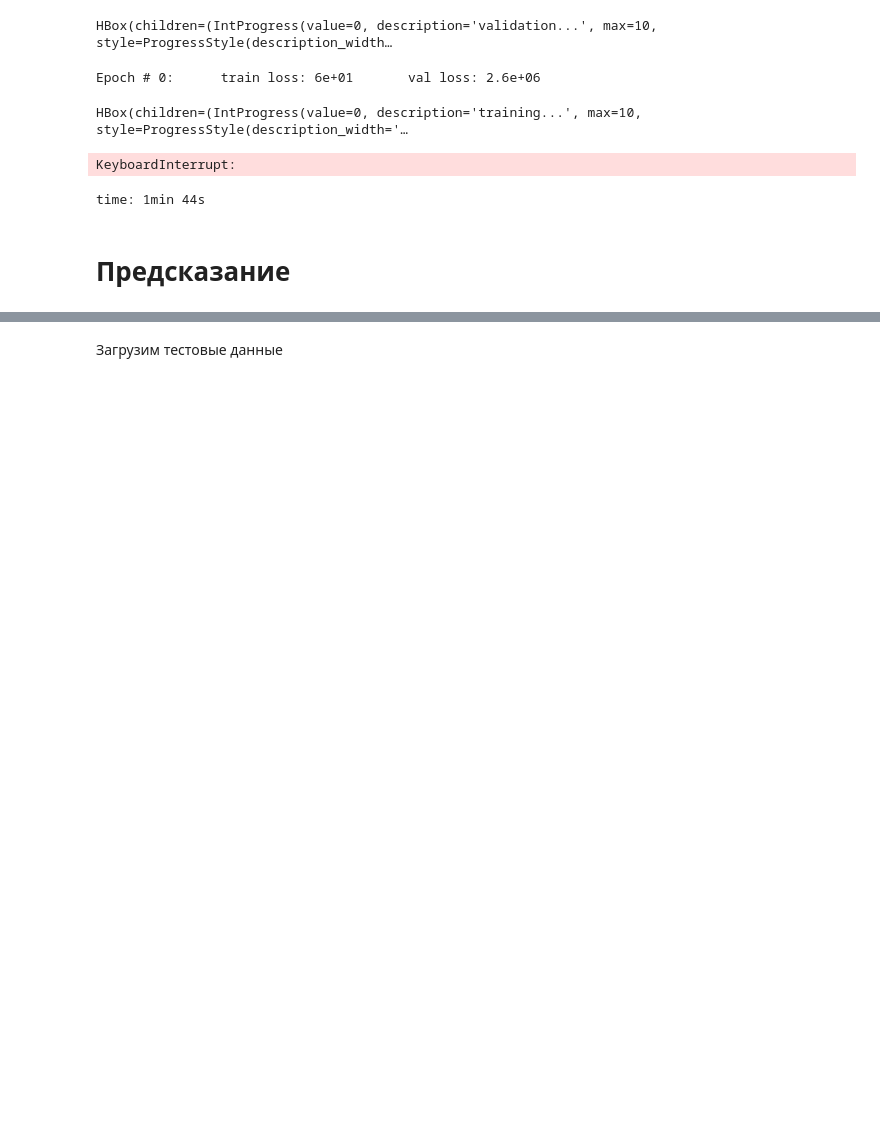
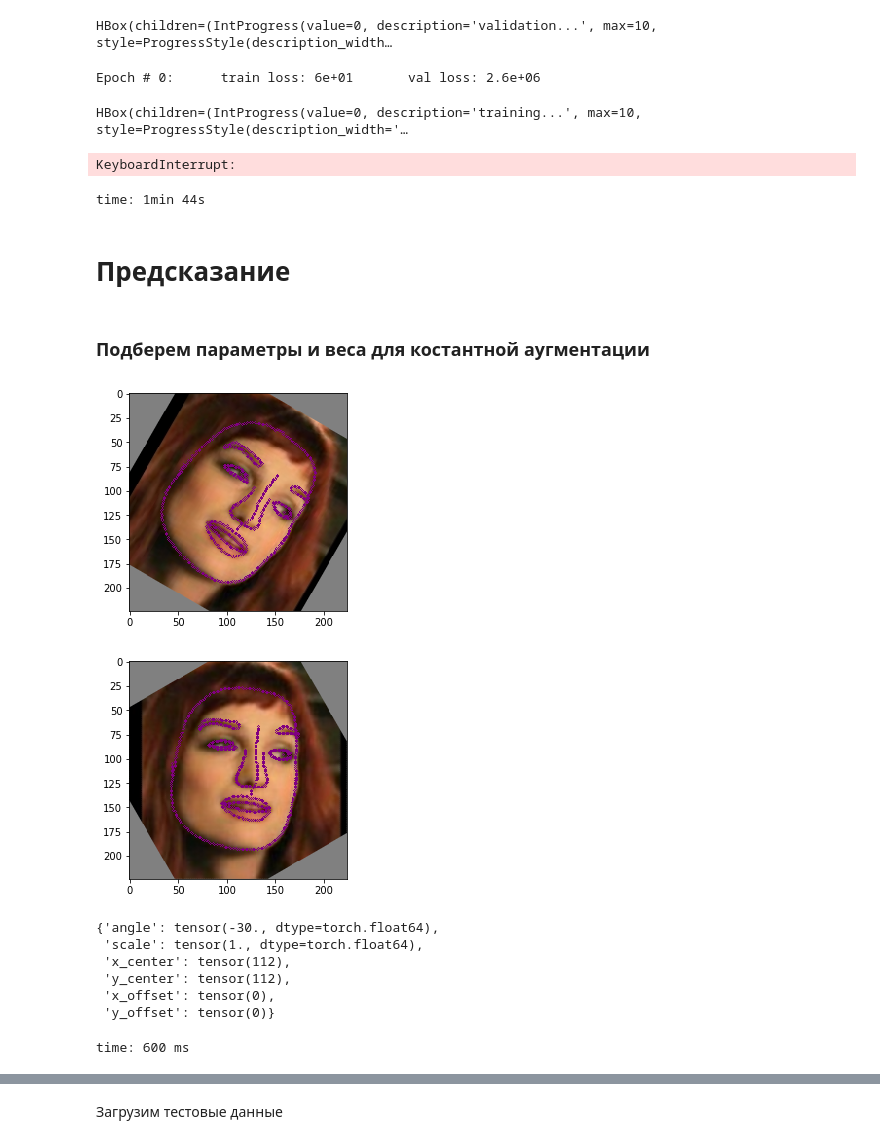
Before and after one commit to makci97/MADE, a Jupyter notebook: contest1/unsupervised-landmarks-thousand-landmarks-contest/train_model.ipynb, the cells around one changed output, grey strips where cells are left out. Cells and saved outputs as stored; diff of their text form; code cells hidden in the pictures; blank space fills up the shorter version.

Commit message:
Add const augs to predict(without inv)

```diff
--- a/contest1/unsupervised-landmarks-thousand-landmarks-contest/train_model.ipynb
+++ b/contest1/unsupervised-landmarks-thousand-landmarks-contest/train_model.ipynb
@@ -540,3 +502,80 @@ KeyboardInterrupt:
 time: 1min 44s
 # %% [markdown]
 # Предсказание
+# %% [markdown]
+### Подберем параметры и веса для костантной аугментации
+# %%
+with_inv=True
+
+# augmenter = RandomAugmentation(
+#     augmenters_list=[
+#         Augmenter(with_inv=with_inv),
+#         BrightnessContrastAugmenter(brightness=0.2, contrast=0.2, with_inv=with_inv),
+#         BlurAugmenter(max_kernel=5, with_inv=with_inv),
+#         CropAugmenter(min_scale=0.8, with_inv=with_inv),
+#         AffineAugmenter(min_scale=0.9, max_scale=1.1, max_offset=0.01, rotate=True, with_inv=with_inv),
+#     ],
+#     probs=[0.3, 0.2, 0.2, 0.15, 0.15],
+# #     probs=[0.5, 0.5],
+#     with_inv=with_inv,
+# )
+augmenter = AffineAugmenter(min_scale=0.9, max_scale=1.1, max_offset=0.01, rotate=True, with_inv=with_inv)
+const_params_dict = dict(angle=-30., scale=1.0, x_center=CROP_SIZE//2, y_center=CROP_SIZE//2, x_offset=0, y_offset=0)
+augmenter = constant_augmenter(augmenter, const_params_dict)
+
+debug_transforms = transforms.Compose([
+    ScaleMinSideToSize((CROP_SIZE, CROP_SIZE)),
+    CropCenter(CROP_SIZE),
+
+    augmenter,
+
+    TransformByKeys(transforms.ToPILImage(), ("image",)),
+    TransformByKeys(transforms.ToTensor(), ("image",)),
+    TransformByKeys(transforms.Normalize(
+        mean=[0.485, 0.456, 0.406],
+        std=[0.229, 0.224, 0.225],
+    ), ("image",)),
+])
+
+debug_dataset = DebugThousandLandmarksDataset(os.path.join(data_dir, 'train'), debug_transforms, n_samples=10)
+debug_dataloader = data.DataLoader(
+    debug_dataset, batch_size=10, num_workers=0, #num_workers=4,
+    pin_memory=True, shuffle=False, drop_last=False,
+)
+
+batch = next(iter(debug_dataloader))
+images = batch["image"]#.to(device)  # B x 3 x CROP_SIZE x CROP_SIZE
+landmarks = batch["landmarks"]
+
+
+i =  np.random.choice(images.shape[0])
+# image = images[i].numpy()
+image = tensor_image2numpy(images[i])
+landmark = landmarks[i].reshape(NUM_PTS, 2).numpy()
+fig = draw_landmarks(image, landmark)
+
+plt.imshow(fig)
+plt.show()
+
+sample = get_i_from_dict(i, batch)
+sample['image'] = tensor_image2numpy(sample['image'])
+inv_sample = augmenter.inv(sample)
+
+
+image = inv_sample['image']
+landmark = inv_sample['landmarks'].reshape(NUM_PTS, 2).numpy()
+fig = draw_landmarks(image, landmark)
+
+plt.imshow(fig)
+plt.show()
+sample['params']
+# %% [output]
+[figure, added]
+[figure, added]
+{'angle': tensor(-30., dtype=torch.float64),
+ 'scale': tensor(1., dtype=torch.float64),
+ 'x_center': tensor(112),
+ 'y_center': tensor(112),
+ 'x_offset': tensor(0),
+ 'y_offset': tensor(0)}
+time: 600 ms
```
Also changed, not shown: parts of 22 cells of this notebook, 2 other files.
